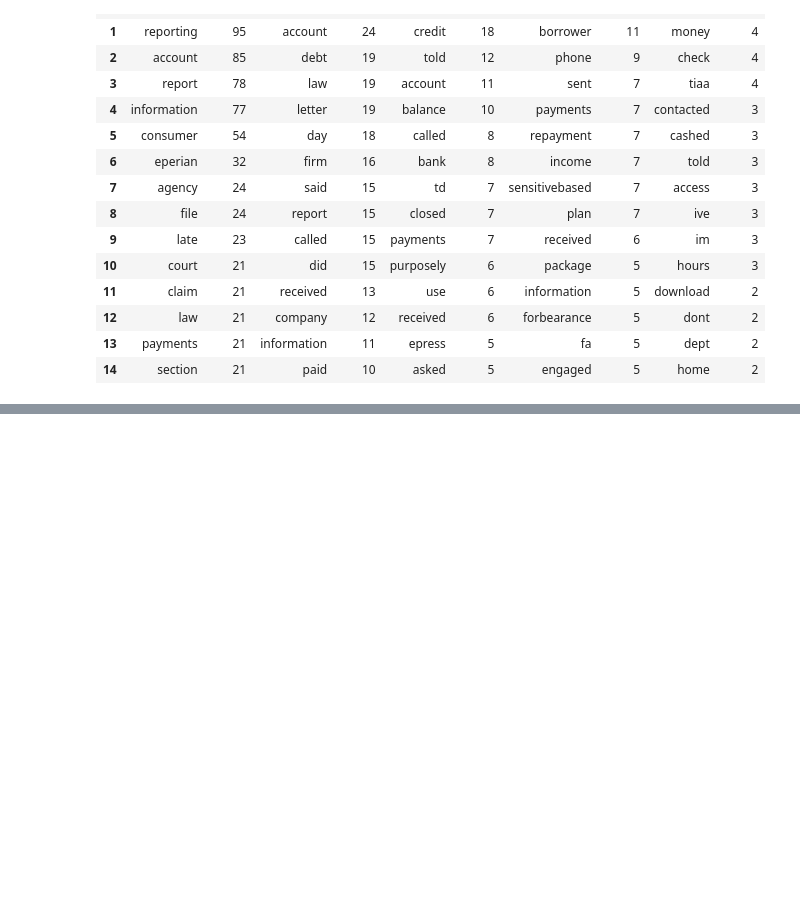
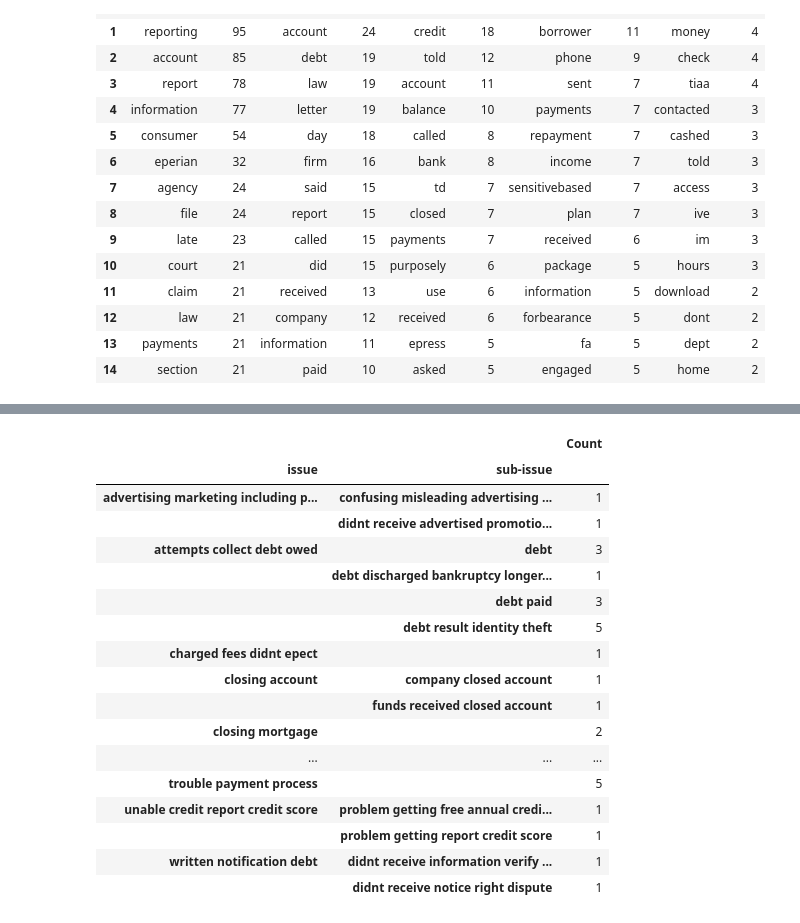
Before and after one commit to WouterStemgee/applied-machine-learning-consumer-complaints-database, a Jupyter notebook: sprint1_Lucas.ipynb, the cells around one changed output, grey strips where cells are left out. Drawn from its saved outputs; the diff is of its cells as text; code cells hidden in the pictures; blank space fills up the shorter version.

```diff
--- a/sprint1_Lucas.ipynb
+++ b/sprint1_Lucas.ipynb
@@ -247,0 +275,22 @@ df_wf
+# %%
+sub_product_counts = pd.DataFrame({'Count': df.groupby(['issue', 'sub-issue']).size()})
+sub_product_counts
+# %% [output]
+|  |  | Count |
+| issue | sub-issue |  |
+| advertising marketing including p... | confusing misleading advertising ... | 1 |
+|  | didnt receive advertised promotio... | 1 |
+| attempts collect debt owed | debt | 3 |
+|  | debt discharged bankruptcy longer... | 1 |
+|  | debt paid | 3 |
+|  | debt result identity theft | 5 |
+| charged fees didnt epect |  | 1 |
+| closing account | company closed account | 1 |
+|  | funds received closed account | 1 |
+| closing mortgage |  | 2 |
+| ... | ... | ... |
+| trouble payment process |  | 5 |
+| unable credit report credit score | problem getting free annual credi... | 1 |
+|  | problem getting report credit score | 1 |
+| written notification debt | didnt receive information verify ... | 1 |
+|  | didnt receive notice right dispute | 1 |
```
Also changed, not shown: parts of 4 cells of this notebook, 1 other file.
